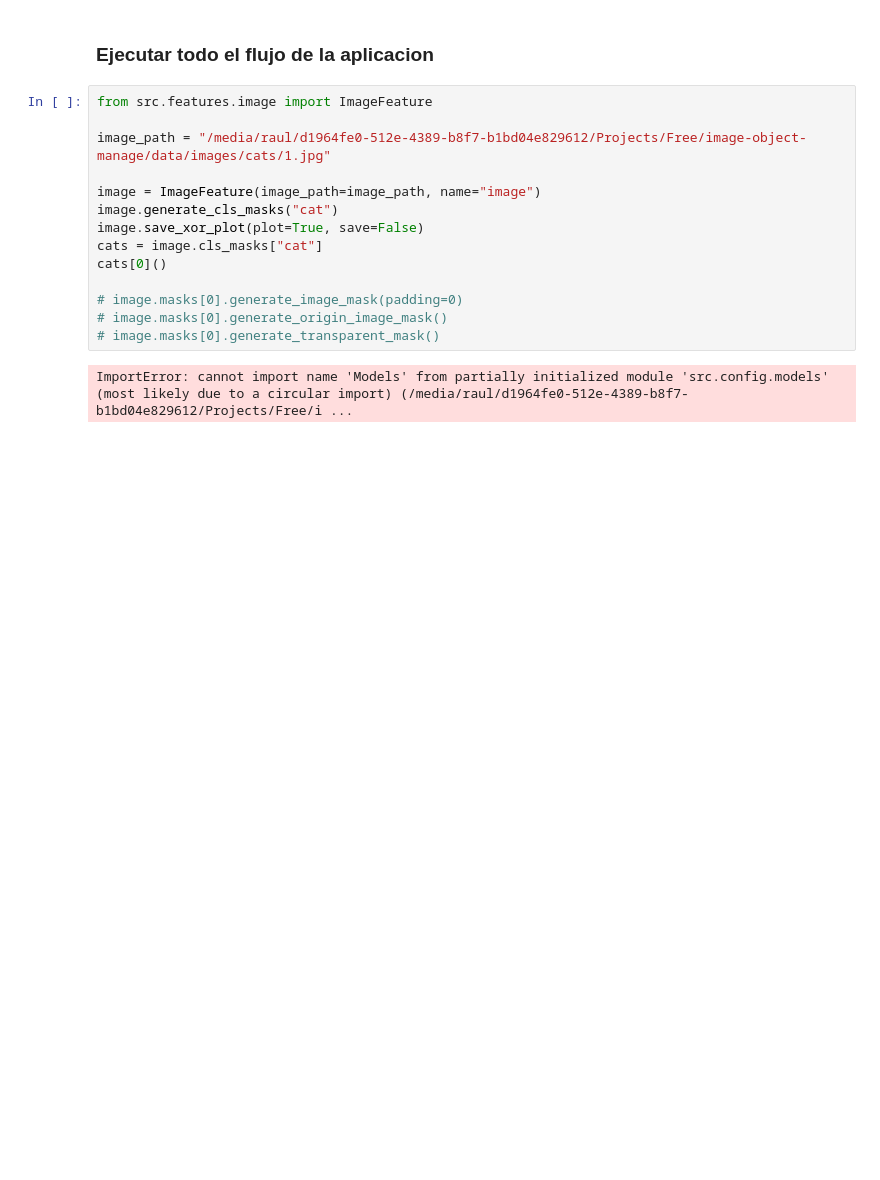
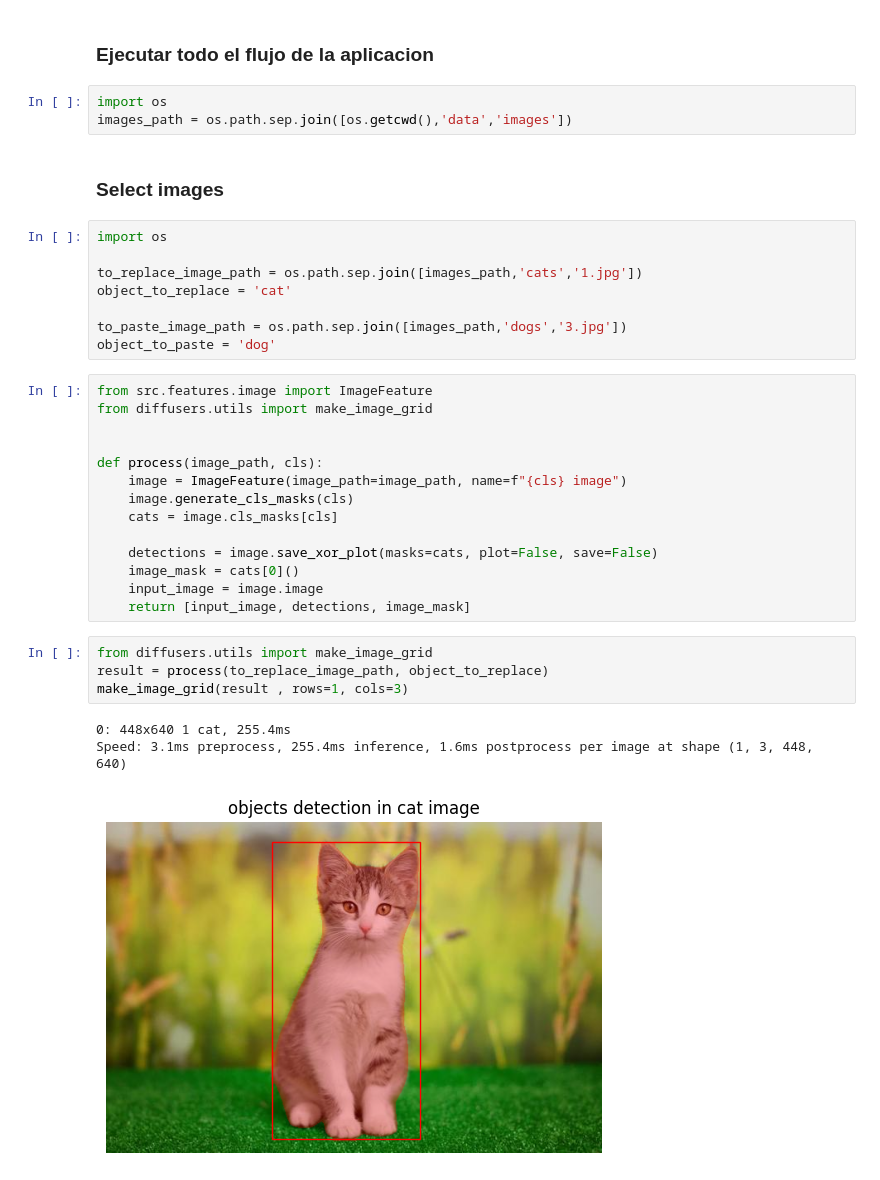
Before and after one commit to rb58853/image-object-manage, a Jupyter notebook: notebook.ipynb, the cells around one changed output. Saved outputs shown, nothing was run; the diff lists cells and outputs as text; blank space fills up the shorter version.

```diff
--- a/notebook.ipynb
+++ b/notebook.ipynb
@@ -1,18 +1,37 @@
 # %% [markdown]
 ### Ejecutar todo el flujo de la aplicacion
-# %%
-from src.features.image import ImageFeature
-
-image_path = "/media/raul/d1964fe0-512e-4389-b8f7-b1bd04e829612/Projects/Free/image-object-manage/data/images/cats/1.jpg"
-
-image = ImageFeature(image_path=image_path, name="image")
-image.generate_cls_masks("cat")
-image.save_xor_plot(plot=True, save=False)
-cats = image.cls_masks["cat"]
-cats[0]()
-
-# image.masks[0].generate_image_mask(padding=0)
-# image.masks[0].generate_origin_image_mask()
-# image.masks[0].generate_transparent_mask()
-# %% [output]
-ImportError: cannot import name 'Models' from partially initialized module 'src.config.models' (most likely due to a circular import) (/media/raul/d1964fe0-512e-4389-b8f7-b1bd04e829612/Projects/Free/i ...
+# %%
+import os
+images_path = os.path.sep.join([os.getcwd(),'data','images'])
+# %% [markdown]
+### Select images
+# %%
+import os
+
+to_replace_image_path = os.path.sep.join([images_path,'cats','1.jpg'])
+object_to_replace = 'cat'
+
+to_paste_image_path = os.path.sep.join([images_path,'dogs','3.jpg'])
+object_to_paste = 'dog'
+# %%
+from src.features.image import ImageFeature
+from diffusers.utils import make_image_grid
+
+
+def process(image_path, cls):
+    image = ImageFeature(image_path=image_path, name=f"{cls} image")
+    image.generate_cls_masks(cls)
+    cats = image.cls_masks[cls]
+
+    detections = image.save_xor_plot(masks=cats, plot=False, save=False)
+    image_mask = cats[0]()
+    input_image = image.image
+    return [input_image, detections, image_mask]
+# %%
+from diffusers.utils import make_image_grid
+result = process(to_replace_image_path, object_to_replace)
+make_image_grid(result , rows=1, cols=3)
+# %% [output]
+0: 448x640 1 cat, 255.4ms
+Speed: 3.1ms preprocess, 255.4ms inference, 1.6ms postprocess per image at shape (1, 3, 448, 640)
+[figure, added]
```
Also changed, not shown: parts of 1 cell of this notebook, 3 other files.
